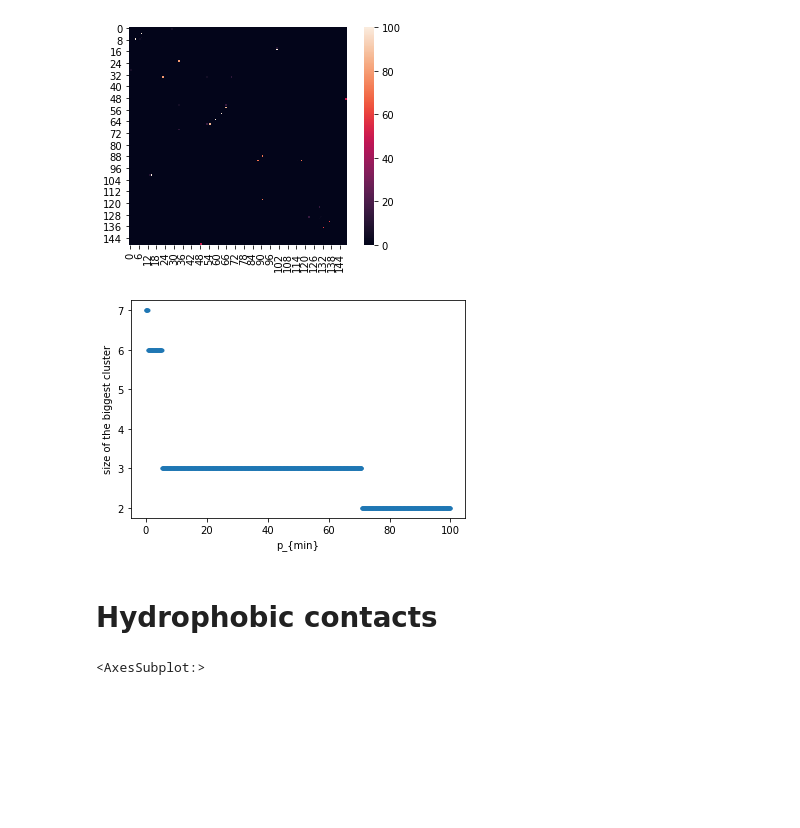
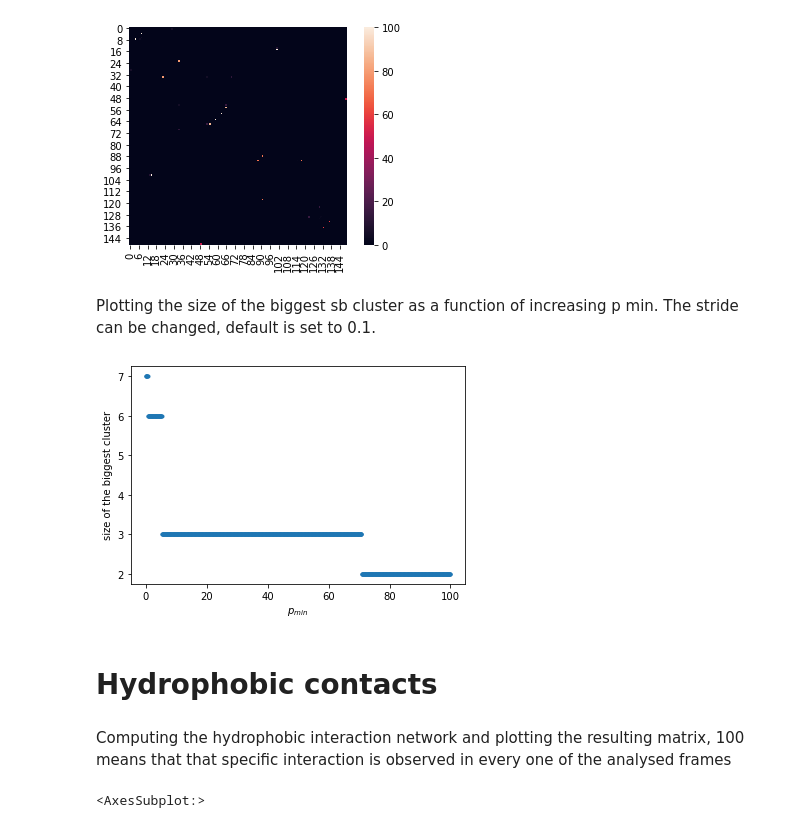
Before and after one commit to GianFree/custom_pyinteraph, a Jupyter notebook: pyfferaph_example.ipynb, the cells around one changed output. Cells and saved outputs as stored; diff of their text form; code cells hidden in the pictures; blank space fills up the shorter version.

```diff
--- a/pyfferaph_example.ipynb
+++ b/pyfferaph_example.ipynb
@@ -80,13 +82,17 @@ sns.heatmap(sb_network, square=True)
 # %% [output]
 <AxesSubplot:>
 [figure]
+# %% [markdown]
+Plotting the size of the biggest sb cluster as a function of increasing p min. The stride can be changed, default is set to 0.1.
 # %%
 sb_matrix = np.loadtxt("example_matrices/my_sb.dat")
-pyff.cluster_plotter(sb_matrix, 'sb_cluster.pdf')
+pyff.cluster_plotter(sb_matrix, 'sb_cluster.pdf', stride=0.1)
 # %% [output]
-[figure, old version]
+[figure, new version]
 # %% [markdown]
 # Hydrophobic contacts
+# %% [markdown]
+Computing the hydrophobic interaction network and plotting the resulting matrix, 100 means that that specific interaction is observed in every one of the analysed frames
 # %%
 hc = pf.HydrophobicInteractions(input_dict=data_dict,
                    analysis_dict=analysis_dict,
```
Also changed, not shown: parts of 18 cells of this notebook, 1 other file.
